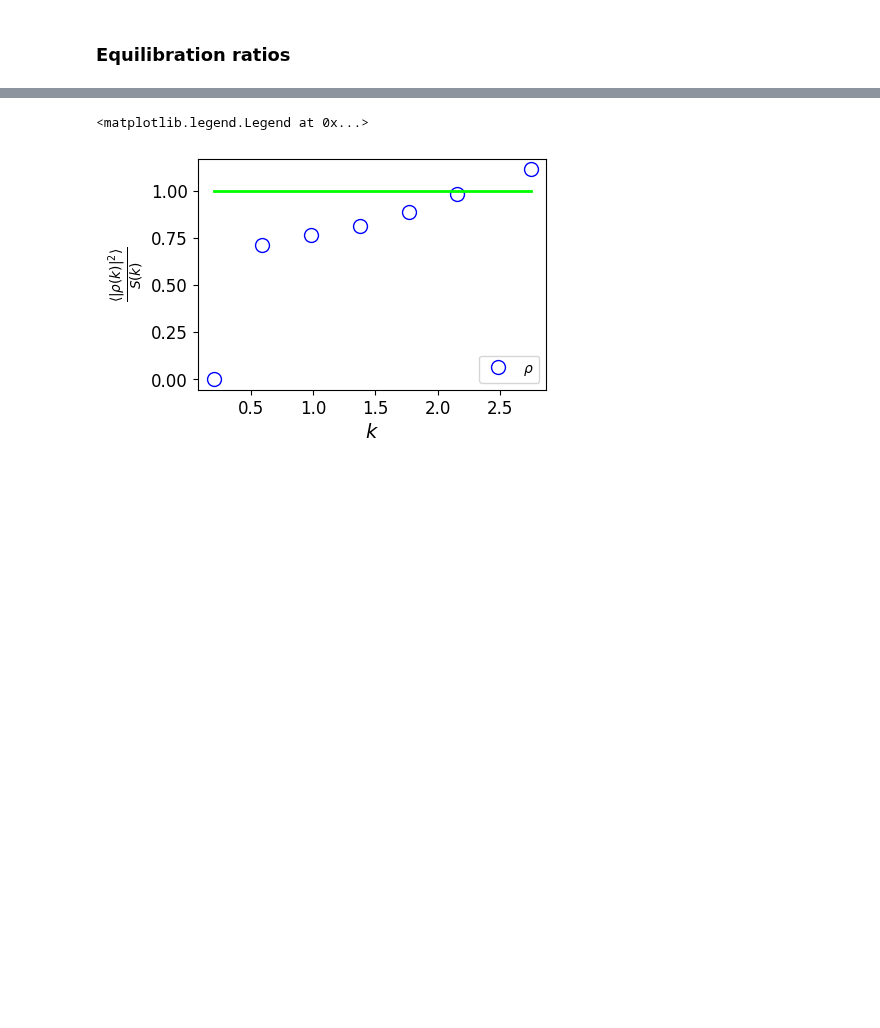
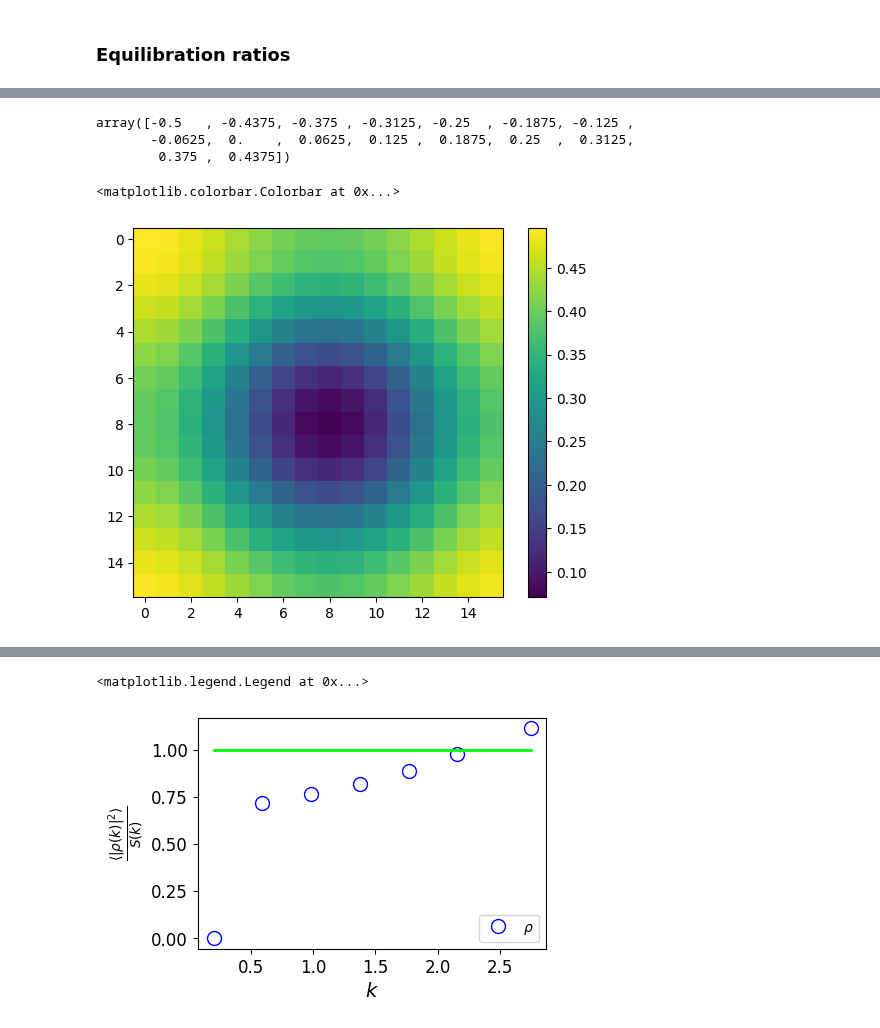
Before and after one commit to uschille/LBMeX, a Jupyter notebook: src_lbm/gross_validation/gross_validation.ipynb, the cells around one changed output, grey strips where cells are left out. Drawn from its saved outputs; the diff is of its cells as text; code cells hidden in the pictures; blank space fills up the shorter version.

```diff
--- a/src_lbm/gross_validation/gross_validation.ipynb
+++ b/src_lbm/gross_validation/gross_validation.ipynb
@@ -916,0 +854,18 @@ yt : [INFO     ] 2024-07-22 10:56:58,542 Parameters: domain_right_edge         =
+# %%
+freqs
+# %% [output]
+array([-0.5   , -0.4375, -0.375 , -0.3125, -0.25  , -0.1875, -0.125 ,
+       -0.0625,  0.    ,  0.0625,  0.125 ,  0.1875,  0.25  ,  0.3125,
+        0.375 ,  0.4375])
+# %%
+freqs = fft.fftshift(fft.fftfreq(L))
+# freqs = fft.fftfreq(L)
+kx, ky, kz = np.meshgrid(*tuple([2*np.pi*freqs for L in [L, L, L]]), indexing='ij')
+k = np.stack([kx, ky, kz], axis = -1)
+
+test = cs2k(rho_data, kx, ky, kz)
+plt.imshow(test[L//2])
+plt.colorbar()
+# %% [output]
+<matplotlib.colorbar.Colorbar at 0x...>
+[figure, added]
```
Also changed, not shown: parts of 23 cells of this notebook, 2 other files.
